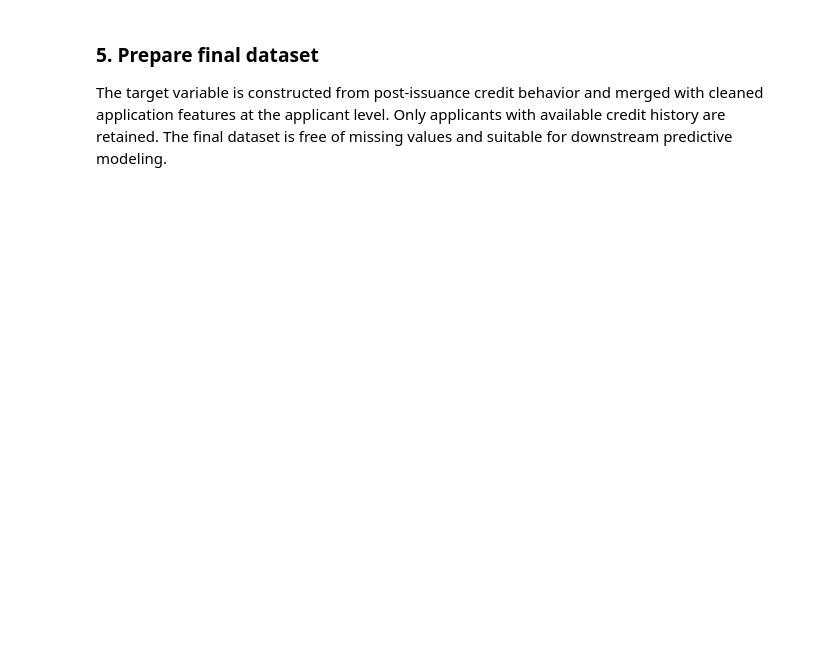
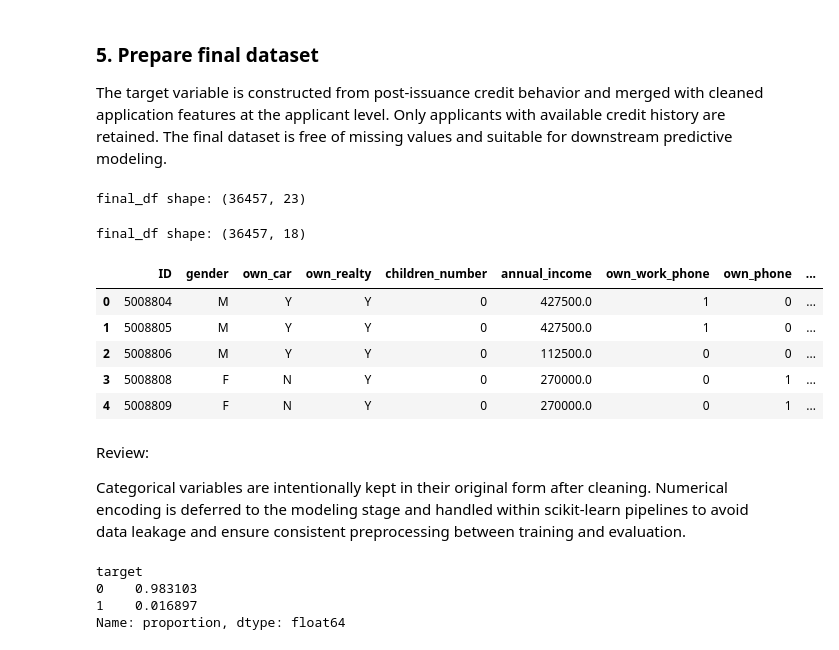
Before and after one commit to IvoryCccn/D100-D400-Project, a Jupyter notebook: notebooks/eda_cleaning.ipynb, the cells around one changed output. Saved outputs shown, nothing was run; the diff lists cells and outputs as text; code cells hidden in the pictures; blank space fills up the shorter version.

```diff
--- a/notebooks/eda_cleaning.ipynb
+++ b/notebooks/eda_cleaning.ipynb
@@ -675,18 +807,38 @@ unique_value_summary(application_df_clean[["income_type_recoded", "education_lev
 The target variable is constructed from post-issuance credit behavior and merged with cleaned application features at the applicant level. Only applicants with available credit history are retained. The final dataset is free of missing values and suitable for downstream predictive modeling.
 # %%
 # merge credit_target_df with cleaned application data
-final_df = merge_application_with_target(
-    application_df_clean,
-    credit_target_df,
+final_df = application_df_clean.merge(
+    credit_target_df[["ID", "target"]],
+    on="ID",
+    how="inner"
 )
 
-final_df.shape
+print("final_df shape:", final_df.shape)
+# %% [output]
+final_df shape: (36457, 23)
 # %%
 # drop useless vairables and rename
-final_df = select_final_variables(final_df)
+final_df = final_df.drop(columns=["income_type", "education_type", "family_status", "housing_type", "FLAG_MOBIL"])
+final_df = final_df.rename(columns={"income_type_recoded": "income_type", "family_status_recoded": "family_status"})
+print("final_df shape:", final_df.shape)
+final_df.head()
+# %% [output]
+final_df shape: (36457, 18)
+|  | ID | gender | own_car | own_realty | children_number | annual_income | own_work_phone | own_phone | ... |
+| 0 | 5008804 | M | Y | Y | 0 | 427500.0 | 1 | 0 | ... |
+| 1 | 5008805 | M | Y | Y | 0 | 427500.0 | 1 | 0 | ... |
+| 2 | 5008806 | M | Y | Y | 0 | 112500.0 | 0 | 0 | ... |
+| 3 | 5008808 | F | N | Y | 0 | 270000.0 | 0 | 1 | ... |
+| 4 | 5008809 | F | N | Y | 0 | 270000.0 | 0 | 1 | ... |
+# %% [markdown]
+Review:
+
+Categorical variables are intentionally kept in their original form after cleaning. Numerical encoding is deferred to the modeling stage and handled within scikit-learn pipelines to avoid data leakage and ensure consistent preprocessing between training and evaluation.
 # %%
 # overview of final data
 final_df["target"].value_counts(normalize=True)
-final_df.isna().sum().sort_values(ascending=False).head(10)
-final_df["ID"].is_unique
-final_df.head()
+# %% [output]
+target
+0    0.983103
+1    0.016897
+Name: proportion, dtype: float64
```
Also changed, not shown: parts of 40 cells of this notebook, 42 other files.
